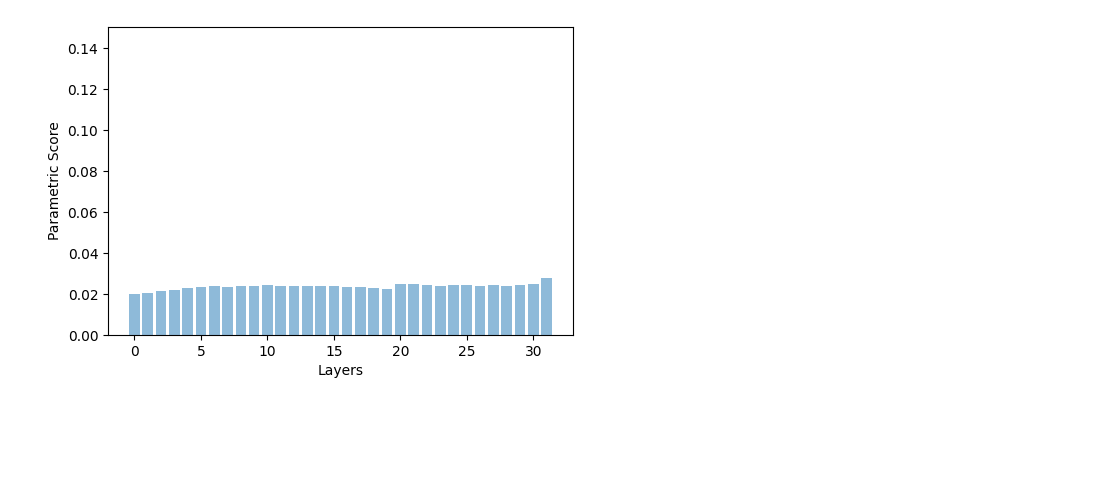
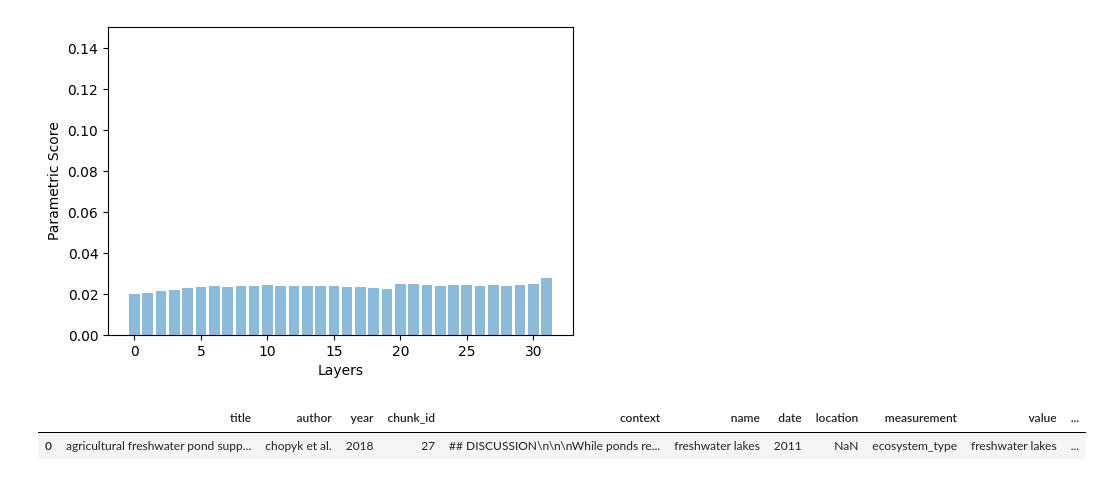
Before and after one commit to kevinqnb/academiclm, a Jupyter notebook: examples/results.ipynb, the cells around one changed output. Saved outputs shown, nothing was run; the diff lists cells and outputs as text; code cells hidden in the pictures; blank space fills up the shorter version.

```diff
--- a/examples/results.ipynb
+++ b/examples/results.ipynb
@@ -52,3 +135,10 @@ ax.set_xlabel('Layers')
 # %% [output]
 Text(0.5, 0, 'Layers')
 [figure]
+# %%
+pond_results = pd.read_csv('../data/pond_results.csv')
+# %%
+pond_results
+# %% [output]
+|  | title | author | year | chunk_id | context | name | date | location | measurement | value | ... |
+| 0 | agricultural freshwater pond supp... | chopyk et al. | 2018 | 27 | ## DISCUSSION\n\n\nWhile ponds re... | freshwater lakes | 2011 | NaN | ecosystem_type | freshwater lakes | ... |
```
Also changed, not shown: parts of 12 cells of this notebook, 18 other files.
